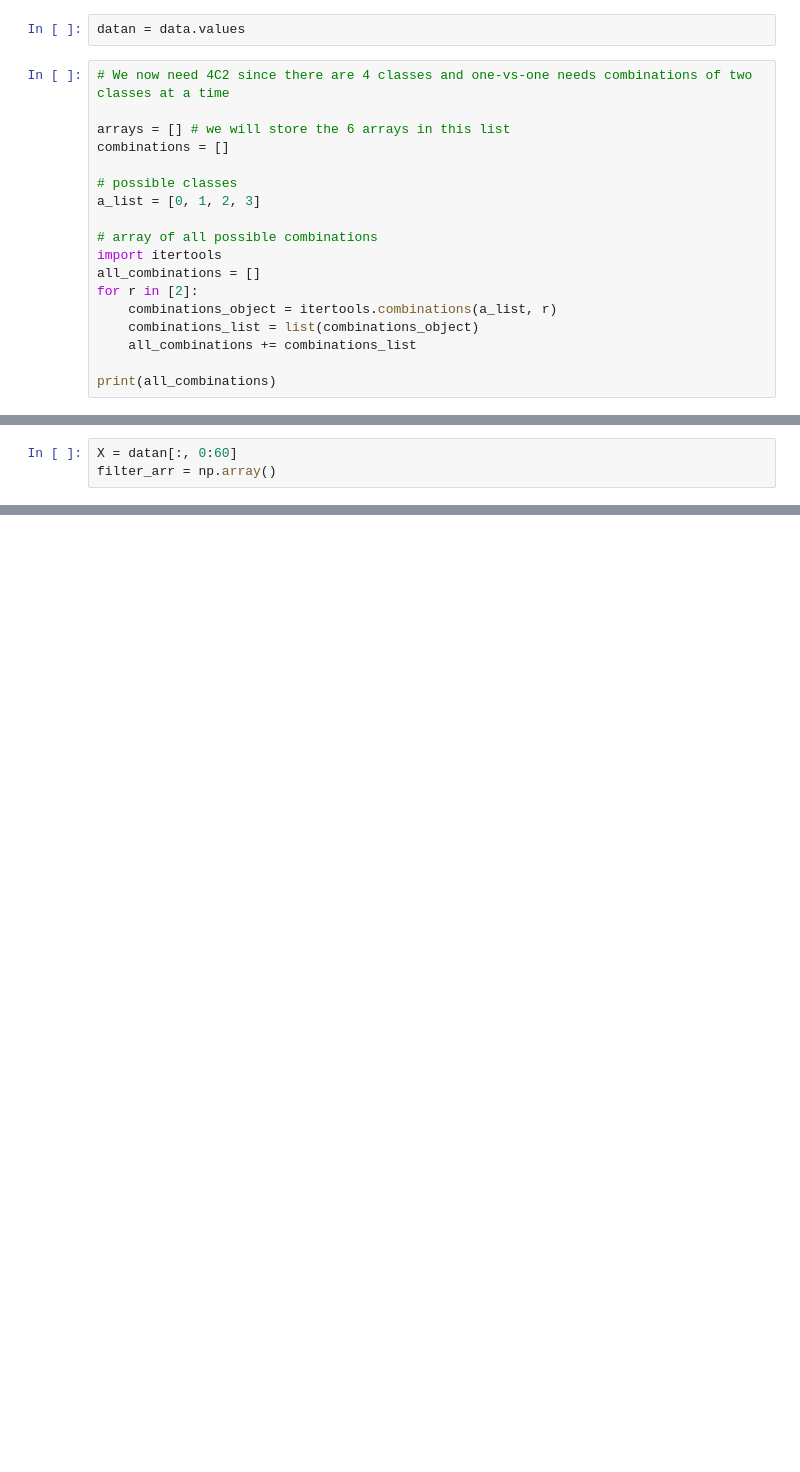
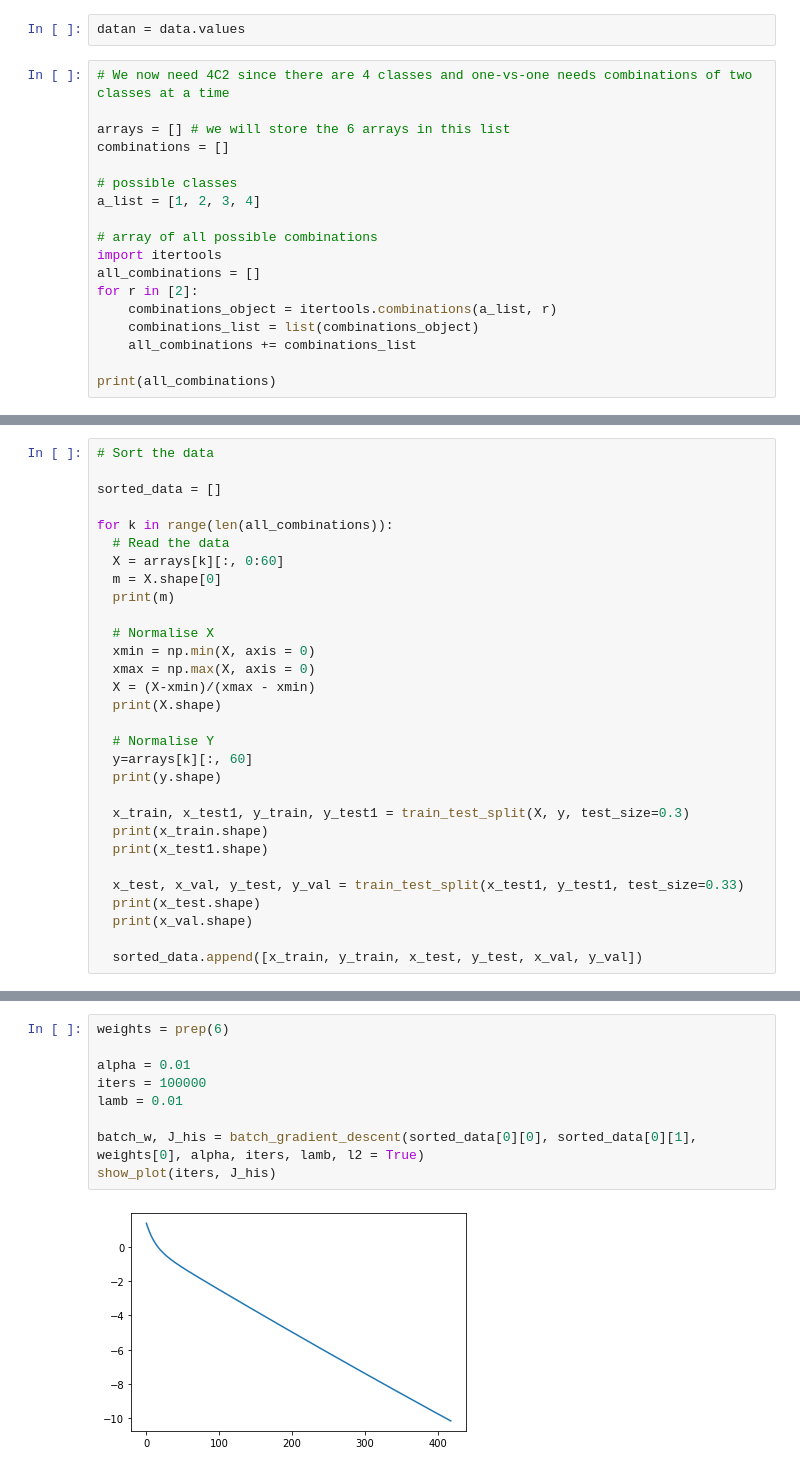
Before and after one commit to sanchitkalra/bits-f312-nnfl, a Jupyter notebook: Assignment_1_Q4_(2).ipynb, the cells around one changed output, grey strips where cells are left out. Saved outputs shown, nothing was run; the diff lists cells and outputs as text; blank space fills up the shorter version.

```diff
--- a/Assignment_1_Q4_(2).ipynb
+++ b/Assignment_1_Q4_(2).ipynb
@@ -286,7 +296,7 @@ arrays = [] # we will store the 6 arrays in this list
 combinations = []
 
 # possible classes
-a_list = [0, 1, 2, 3]
+a_list = [1, 2, 3, 4]
 
 # array of all possible combinations
 import itertools
@@ -302,3 +311,0 @@ print(all_combinations)
-# %%
-X = datan[:, 0:60]
-filter_arr = np.array()
@@ -306,0 +355,30 @@ TypeError: ignored
+# %%
+# Sort the data
+
+sorted_data = []
+
+for k in range(len(all_combinations)):
+  # Read the data
+  X = arrays[k][:, 0:60]
+  m = X.shape[0]
+  print(m)
+
+  # Normalise X
+  xmin = np.min(X, axis = 0)
+  xmax = np.max(X, axis = 0)
+  X = (X-xmin)/(xmax - xmin)
+  print(X.shape)
+
+  # Normalise Y
+  y=arrays[k][:, 60]
+  print(y.shape)
+
+  x_train, x_test1, y_train, y_test1 = train_test_split(X, y, test_size=0.3)
+  print(x_train.shape)
+  print(x_test1.shape)
+
+  x_test, x_val, y_test, y_val = train_test_split(x_test1, y_test1, test_size=0.33)
+  print(x_test.shape)
+  print(x_val.shape)
+
+  sorted_data.append([x_train, y_train, x_test, y_test, x_val, y_val])
@@ -306,0 +403,11 @@ TypeError: ignored
+# %%
+weights = prep(6)
+
+alpha = 0.01
+iters = 100000
+lamb = 0.01
+
+batch_w, J_his = batch_gradient_descent(sorted_data[0][0], sorted_data[0][1], weights[0], alpha, iters, lamb, l2 = True)
+show_plot(iters, J_his)
+# %% [output]
+[figure, added]
```
Also changed, not shown: parts of 18 cells of this notebook.
